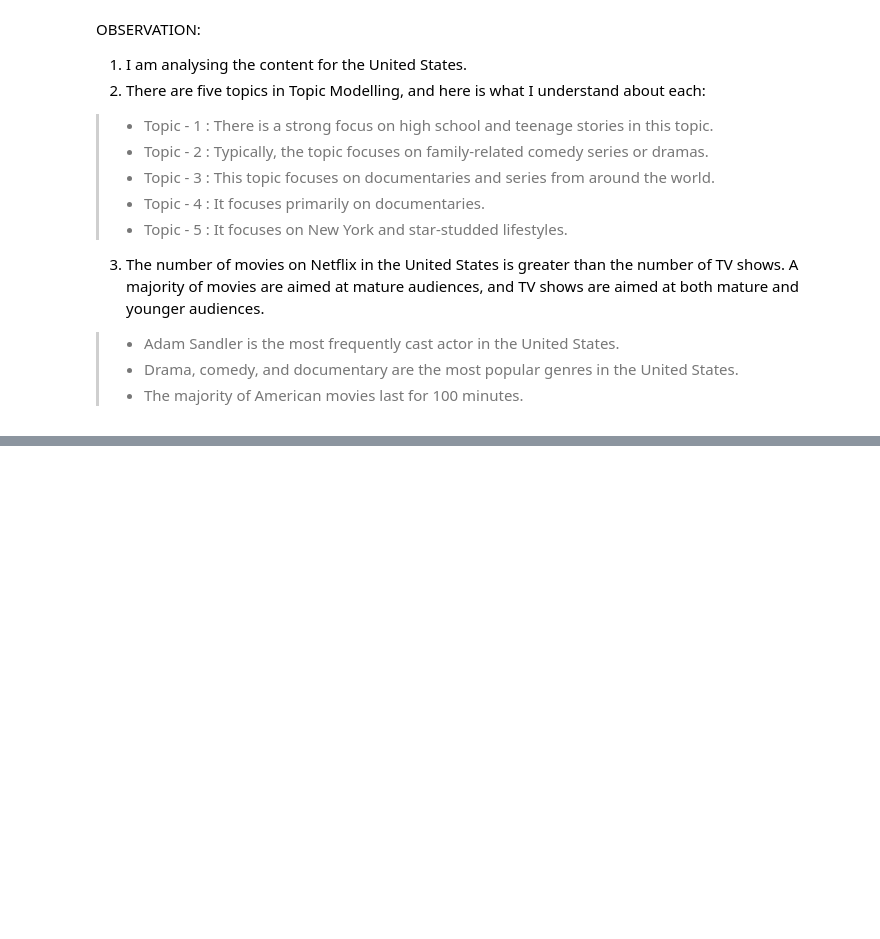
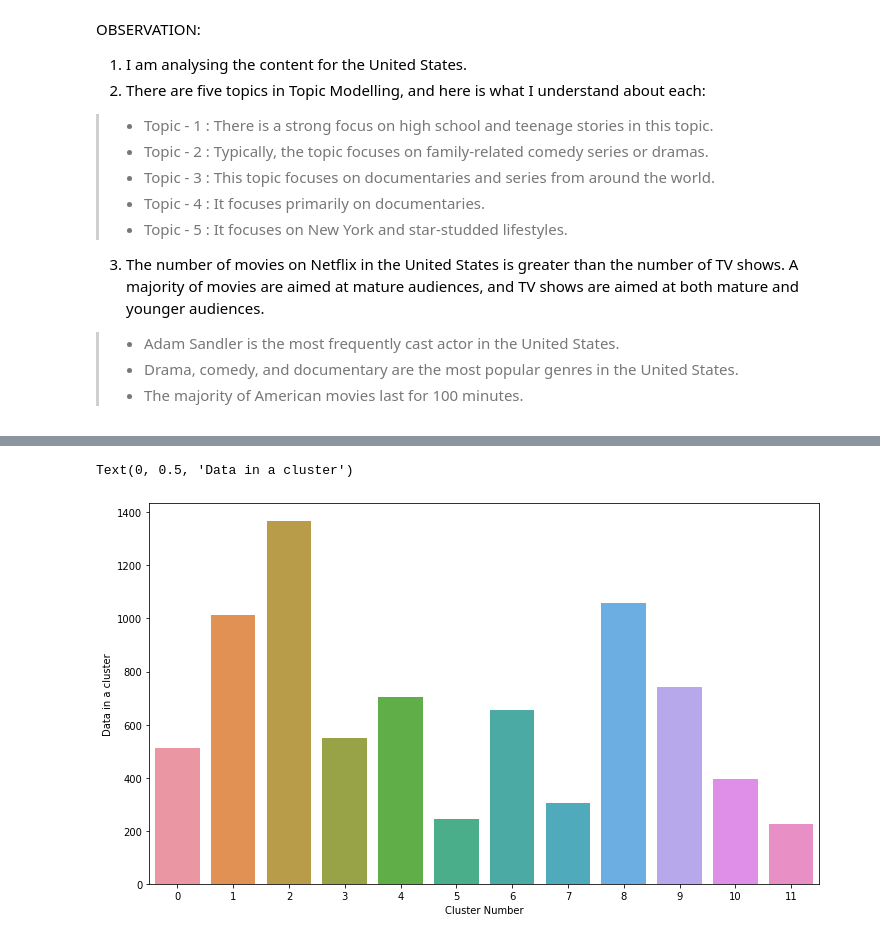
Before and after one commit to bhavya-v-sudo/NETFLIX-MOVIES-AND-TV-SHOWS-CLUSTERING, a Jupyter notebook: NETFLIX_MOVIES_AND_TV_SHOWS_CLUSTERING.ipynb, the cells around one changed output, grey strips where cells are left out. Cells and saved outputs as stored; diff of their text form; code cells hidden in the pictures; blank space fills up the shorter version.

```diff
--- a/NETFLIX_MOVIES_AND_TV_SHOWS_CLUSTERING.ipynb
+++ b/NETFLIX_MOVIES_AND_TV_SHOWS_CLUSTERING.ipynb
@@ -659,0 +799,14 @@ OBSERVATION:
+# %%
+#fitting
+kmeans = KMeans(n_clusters=12, init = 'k-means++', random_state = 42)
+kmeans.fit(netflix_df_kmeans)
+netflix_df_kmeans['cluster'] = kmeans.labels_
+# %%
+import matplotlib.pyplot as plt
+plt.figure(figsize=(12,7))
+plt = sns.countplot(netflix_df_kmeans['cluster'])
+plt.set_xlabel("Cluster Number")
+plt.set_ylabel("Data in a cluster")
+# %% [output]
+Text(0, 0.5, 'Data in a cluster')
+[figure, added]
```
Also changed, not shown: parts of 25 cells of this notebook.
